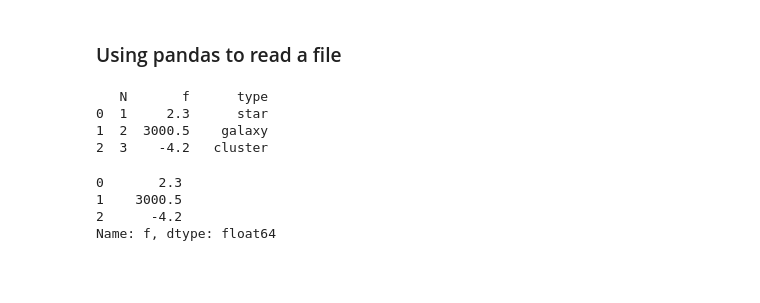
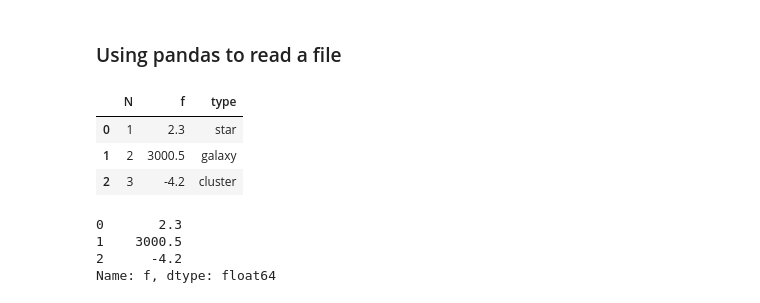
Before and after one commit to CesarArroyo09/Python-lectures-Notebooks, a Jupyter notebook: Notebooks/Interact with files.ipynb, the cells around one changed output. Drawn from its saved outputs; the diff is of its cells as text; code cells hidden in the pictures; blank space fills up the shorter version.

```diff
--- a/Notebooks/Interact with files.ipynb
+++ b/Notebooks/Interact with files.ipynb
@@ -429,13 +429,13 @@ array([  2.30000000e+00,   3.00050000e+03,  -4.20000000e+00])
 import pandas as pd
 # %%
 g = pd.read_csv('data3.dat', skiprows = 2, usecols = (0,1,4), comment = '#', names = ['N', 'f', 'type'])
-# %%
-print(g)
-# %% [output]
-   N       f      type
-0  1     2.3      star
-1  2  3000.5    galaxy
-2  3    -4.2   cluster
+# %%
+g
+# %% [output]
+|  | N | f | type |
+| 0 | 1 | 2.3 | star |
+| 1 | 2 | 3000.5 | galaxy |
+| 2 | 3 | -4.2 | cluster |
 # %%
 print(g['f'])
 # %% [output]
```
Also changed, not shown: 4 other files.
